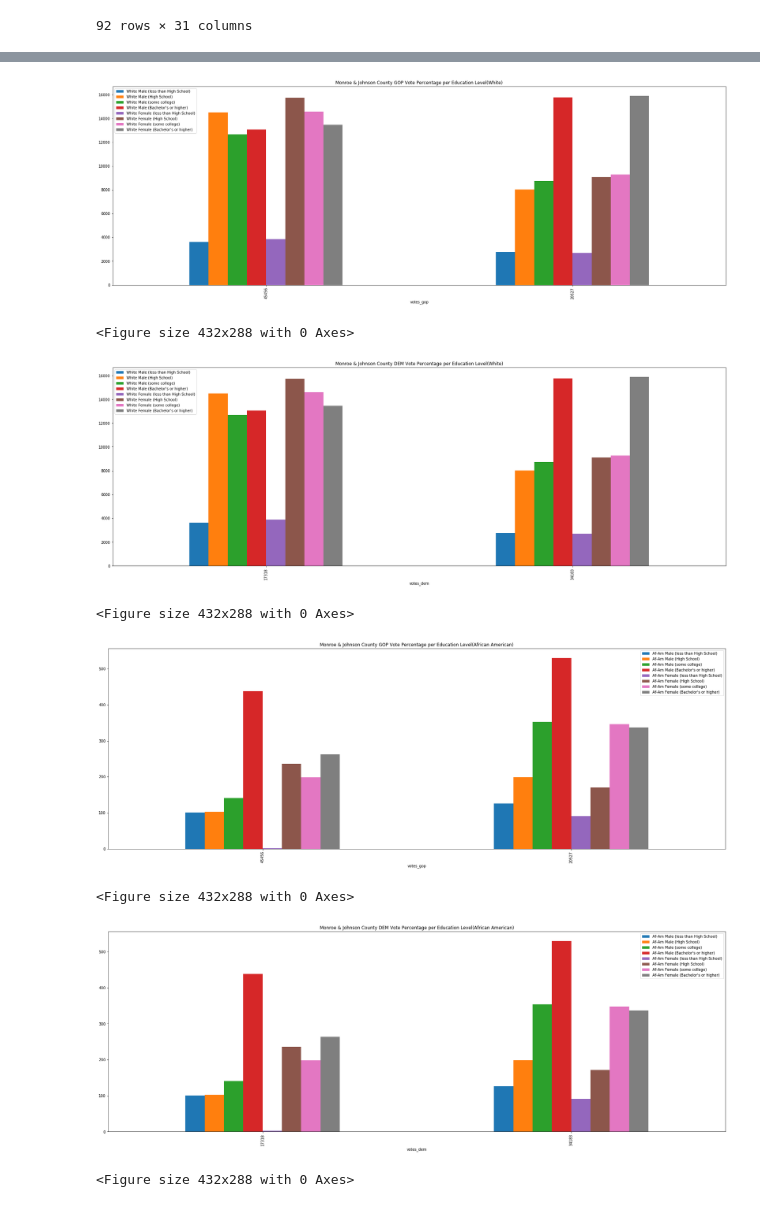
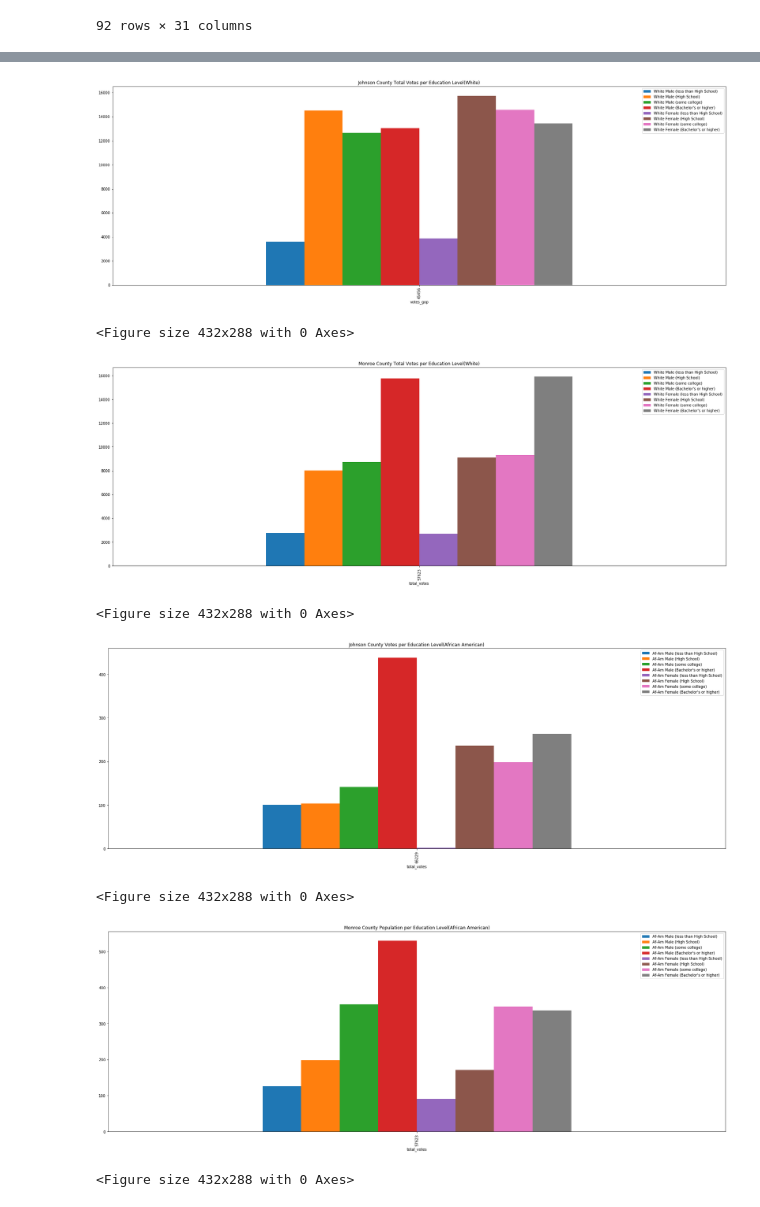
Before and after one commit to Davis1776/2016_Election_and_Demographics, a Jupyter notebook: Education_Race_Outcome.ipynb, the cells around one changed output, grey strips where cells are left out. Cells and saved outputs as stored; diff of their text form; code cells hidden in the pictures.

```diff
--- a/Education_Race_Outcome.ipynb
+++ b/Education_Race_Outcome.ipynb
@@ -54,5 +54,5 @@ election_education_race
 # %%
 county_list = election_education_race['County'].tolist()
 # %%
-johnson_monroe = election_education_race[(election_education_race.County == "Monroe County") |
-                                        (election_education_race.County == "Johnson County")]
+monroe_county = election_education_race[(election_education_race.County == "Monroe County")]
+johnson_county = election_education_race[(election_education_race.County == "Johnson County")]
@@ -76,56 +65,56 @@ Index(['votes_dem', 'votes_gop', 'total_votes', 'per_dem', 'per_gop',
 # %%
-johnson_monroe.plot(x='votes_gop', y=['White Male (less than High School)', 'White Male (High School)',
+johnson_county.plot(x='total_votes', y=['White Male (less than High School)', 'White Male (High School)',
        'White Male (some college)', "White Male (Bachelor's or higher)",
        'White Female (less than High School)',
        'White Female (High School)', 'White Female (some college)',
        "White Female (Bachelor's or higher)"], kind='bar',width=0.5, figsize=(30,10))
 
 # Set a title for the chart
-plt.title("Monroe & Johnson County GOP Vote Percentage per Education Level(White)")
+plt.title("Johnson County Total Votes per Education Level(White)")
 plt.show()
 plt.tight_layout()
 # %% [output]
-[figure, old version]
+[figure, new version]
 <Figure size 432x288 with 0 Axes>
 # %%
-johnson_monroe.plot(x='votes_dem', y=['White Male (less than High School)', 'White Male (High School)',
+monroe_county.plot(x='total_votes', y=['White Male (less than High School)', 'White Male (High School)',
        'White Male (some college)', "White Male (Bachelor's or higher)",
        'White Female (less than High School)',
        'White Female (High School)', 'White Female (some college)',
        "White Female (Bachelor's or higher)"], kind='bar',width=0.5, figsize=(30,10))
 
 # Set a title for the chart
-plt.title("Monroe & Johnson County DEM Vote Percentage per Education Level(White)")
+plt.title("Monroe County Total Votes per Education Level(White)")
 plt.show()
 plt.tight_layout()
 # %% [output]
-[figure, old version]
+[figure, new version]
 <Figure size 432x288 with 0 Axes>
 # %%
-johnson_monroe.plot(x='votes_gop', y=['Af-Am Male (less than High School)',
+johnson_county.plot(x='total_votes', y=['Af-Am Male (less than High School)',
        'Af-Am Male (High School)', 'Af-Am Male (some college)',
        "Af-Am Male (Bachelor's or higher)",
        'Af-Am Female (less than High School)', 'Af-Am Female (High School)',
        'Af-Am Female (some college)', "Af-Am Female (Bachelor's or higher)"], kind='bar',width=0.5, figsize=(30,10))
 
 # Set a title for the chart
-plt.title("Monroe & Johnson County GOP Vote Percentage per Education Level(African American)")
+plt.title("Johnson County Population per Education Level(African American)")
 plt.show()
 plt.tight_layout()
 # %% [output]
-[figure, old version]
+[figure, new version]
 <Figure size 432x288 with 0 Axes>
 # %%
-johnson_monroe.plot(x='votes_dem', y=['Af-Am Male (less than High School)',
+monroe_county.plot(x='total_votes', y=['Af-Am Male (less than High School)',
        'Af-Am Male (High School)', 'Af-Am Male (some college)',
        "Af-Am Male (Bachelor's or higher)",
        'Af-Am Female (less than High School)', 'Af-Am Female (High School)',
        'Af-Am Female (some college)', "Af-Am Female (Bachelor's or higher)"], kind='bar',width=0.5, figsize=(30,10))
 
 # Set a title for the chart
-plt.title("Monroe & Johnson County DEM Vote Percentage per Education Level(African American)")
+plt.title("Monroe County Population per Education Level(African American)")
 plt.show()
 plt.tight_layout()
 # %% [output]
-[figure, old version]
+[figure, new version]
 <Figure size 432x288 with 0 Axes>
```
Also changed, not shown: parts of 2 cells of this notebook, 2 other files.
